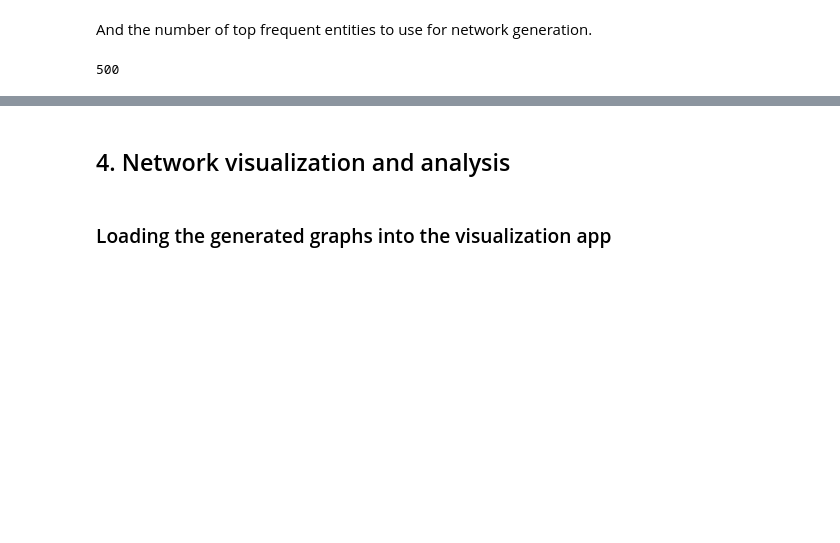
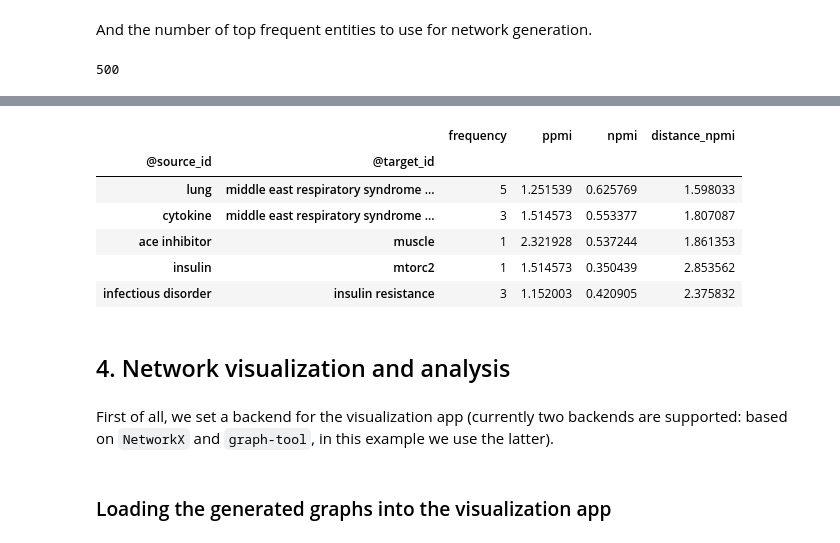
Before and after one commit to BlueBrain/BlueGraph, a Jupyter notebook: cord19kg/examples/notebooks/Co-occurrence analysis tutorial.ipynb, the cells around one changed output, grey strips where cells are left out. Drawn from its saved outputs; the diff is of its cells as text; code cells hidden in the pictures; blank space fills up the shorter version.

```diff
--- a/cord19kg/examples/notebooks/Co-occurrence analysis tutorial.ipynb
+++ b/cord19kg/examples/notebooks/Co-occurrence analysis tutorial.ipynb
@@ -223,2 +249,14 @@ Wall time: 12.7 s
+# %%
+graphs["paper"].edges(raw_frame=True).sample(5)
+# %% [output]
+|  |  | frequency | ppmi | npmi | distance_npmi |
+| @source_id | @target_id |  |  |  |  |
+| lung | middle east respiratory syndrome ... | 5 | 1.251539 | 0.625769 | 1.598033 |
+| cytokine | middle east respiratory syndrome ... | 3 | 1.514573 | 0.553377 | 1.807087 |
+| ace inhibitor | muscle | 1 | 2.321928 | 0.537244 | 1.861353 |
+| insulin | mtorc2 | 1 | 1.514573 | 0.350439 | 2.853562 |
+| infectious disorder | insulin resistance | 3 | 1.152003 | 0.420905 | 2.375832 |
 # %% [markdown]
 ## 4. Network visualization and analysis
+# %% [markdown]
+First of all, we set a backend for the visualization app (currently two backends are supported: based on `NetworkX` and `graph-tool`, in this example we use the latter).
```
Also changed, not shown: parts of 44 cells of this notebook, 7 other files.
